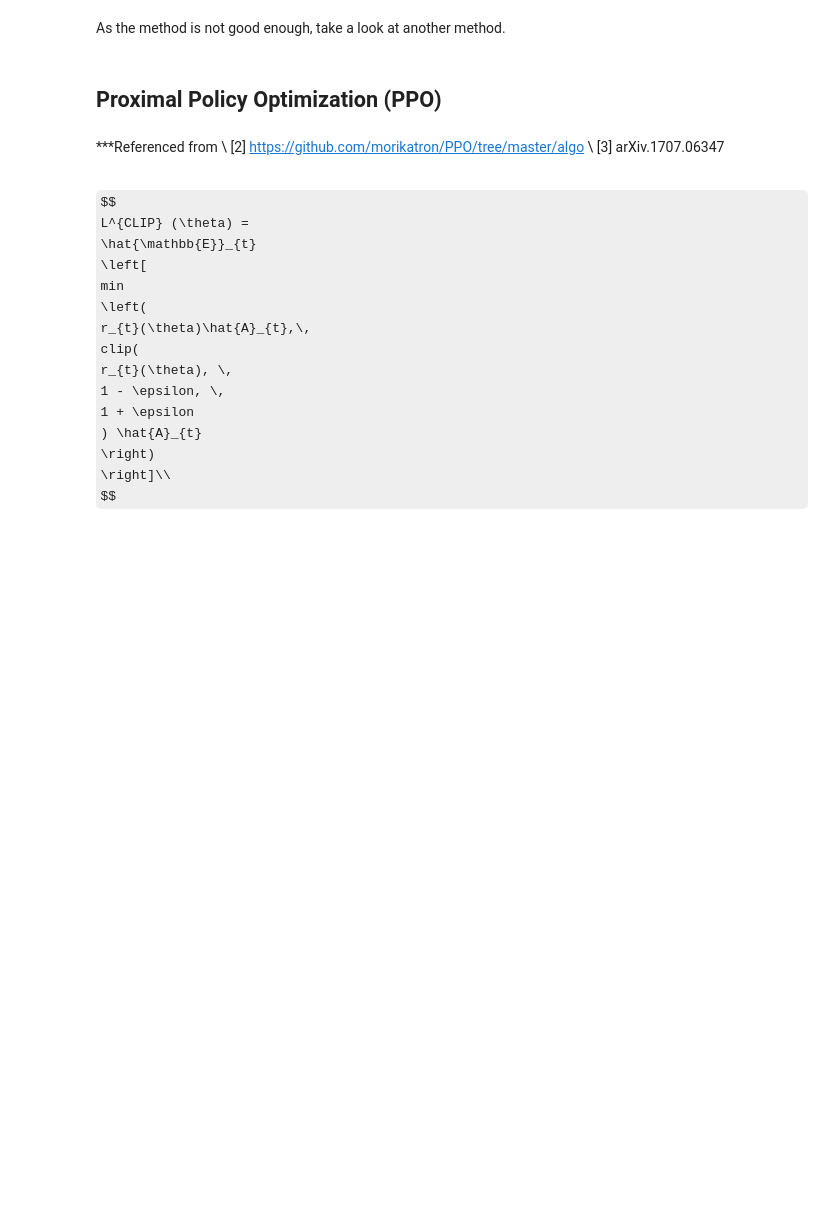
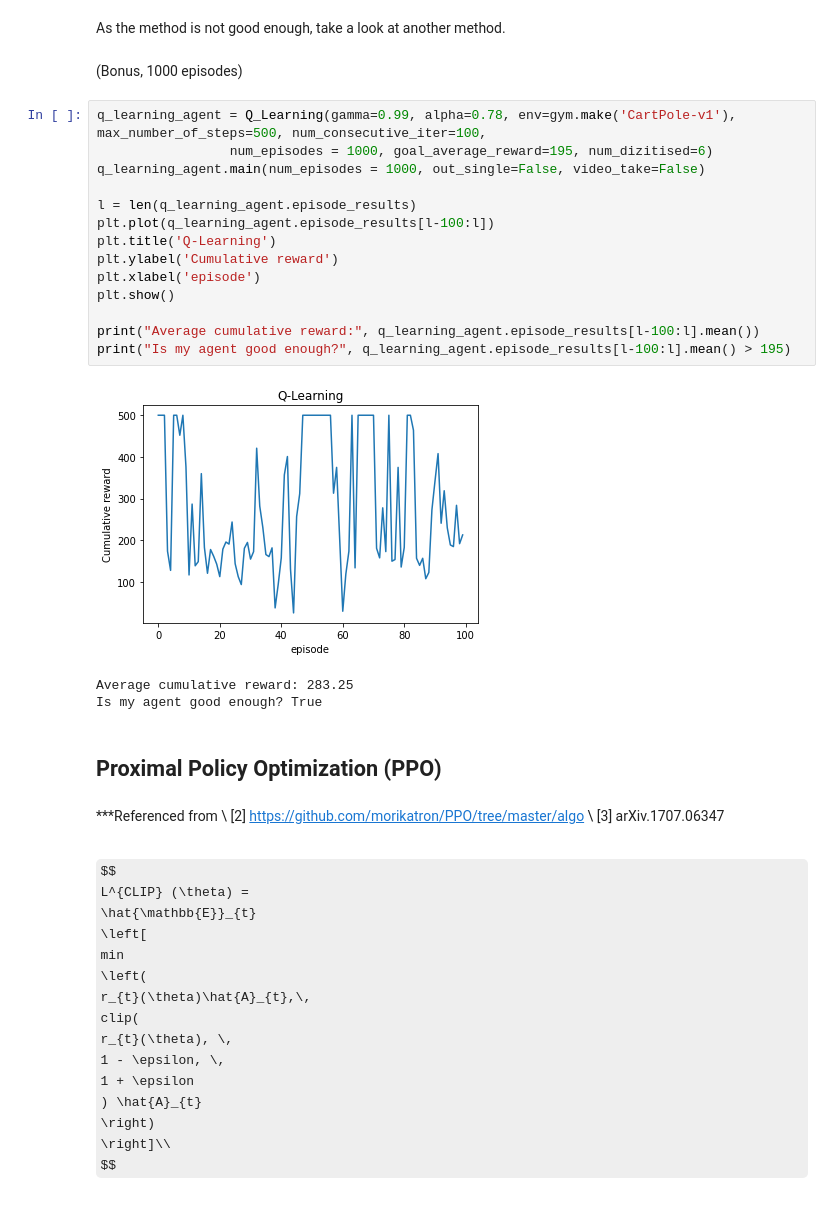
Before and after one commit to Pxun02/SC3000-Artificial-Intelligence, a Jupyter notebook: Assignment_1_RL.ipynb, the cells around one changed output. Drawn from its saved outputs; the diff is of its cells as text; some formulas as TeX source; blank space fills up the shorter version.

```diff
--- a/Assignment_1_RL.ipynb
+++ b/Assignment_1_RL.ipynb
@@ -417,6 +369,26 @@ q_learning_agent.main(num_episodes=1, out_single=False, video_take=True)
 [interactive output not drawn]
 # %% [markdown]
 As the method is not good enough, take a look at another method.
+# %% [markdown]
+(Bonus, 1000 episodes)
+# %%
+q_learning_agent = Q_Learning(gamma=0.99, alpha=0.78, env=gym.make('CartPole-v1'), max_number_of_steps=500, num_consecutive_iter=100,
+                 num_episodes = 1000, goal_average_reward=195, num_dizitised=6)
+q_learning_agent.main(num_episodes = 1000, out_single=False, video_take=False)
+
+l = len(q_learning_agent.episode_results)
+plt.plot(q_learning_agent.episode_results[l-100:l])
+plt.title('Q-Learning')
+plt.ylabel('Cumulative reward')
+plt.xlabel('episode')
+plt.show()
+
+print("Average cumulative reward:", q_learning_agent.episode_results[l-100:l].mean())
+print("Is my agent good enough?", q_learning_agent.episode_results[l-100:l].mean() > 195)
+# %% [output]
+[figure, added]
+Average cumulative reward: 283.25
+Is my agent good enough? True
 # %% [markdown]
 ## Proximal Policy Optimization (PPO)
 # %% [markdown]
```
Also changed, not shown: parts of 21 cells of this notebook.
